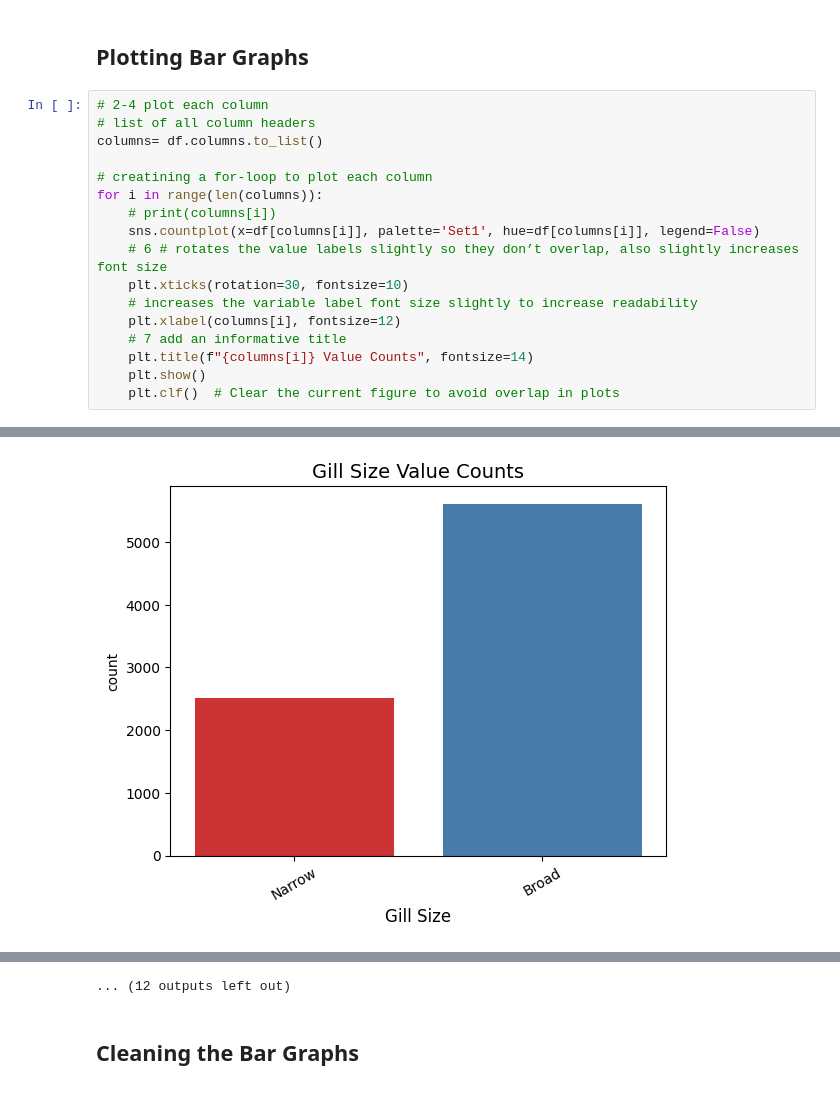
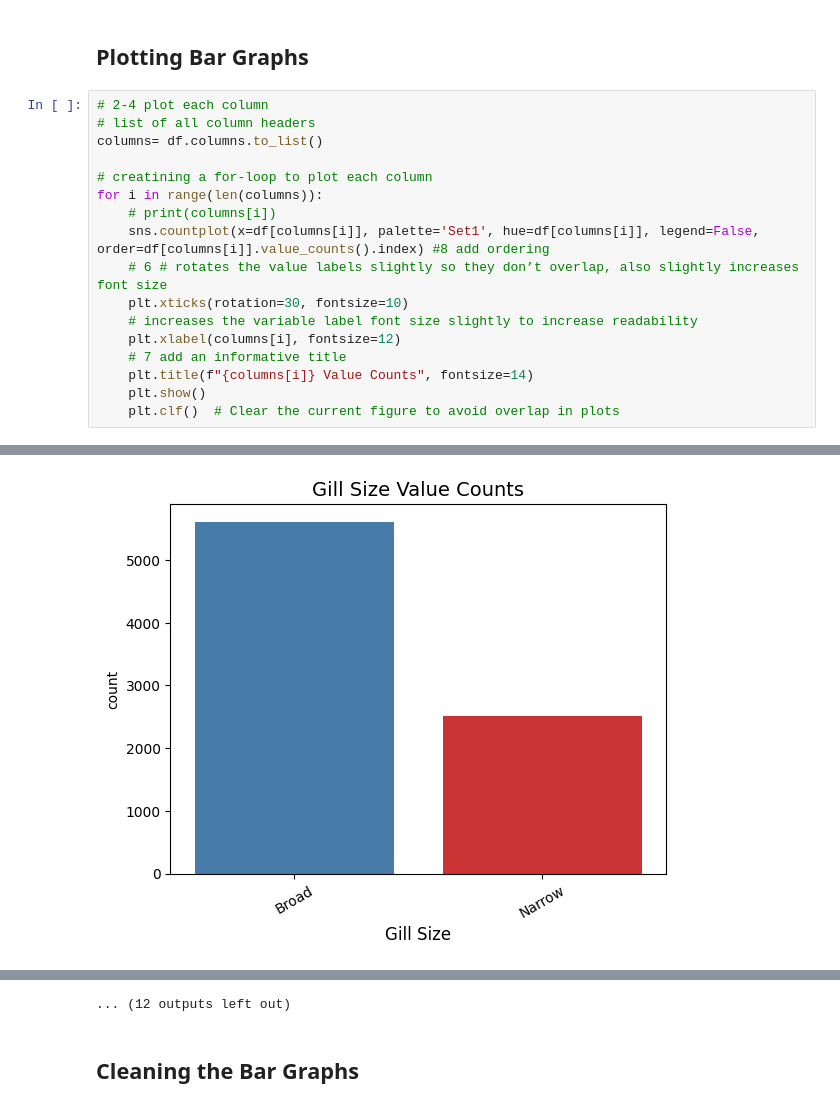
Before and after one commit to 7086600/exploring_mushrooms, a Jupyter notebook: exploring_mushrooms.ipynb, the cells around one changed output, grey strips where cells are left out. Saved outputs shown, nothing was run; the diff lists cells and outputs as text.

Commit message:
Ordering the Bars for Analysis

```diff
--- a/exploring_mushrooms.ipynb
+++ b/exploring_mushrooms.ipynb
@@ -36,7 +36,7 @@ columns= df.columns.to_list()
 # creatining a for-loop to plot each column
 for i in range(len(columns)):
     # print(columns[i])
-    sns.countplot(x=df[columns[i]], palette='Set1', hue=df[columns[i]], legend=False)
+    sns.countplot(x=df[columns[i]], palette='Set1', hue=df[columns[i]], legend=False, order=df[columns[i]].value_counts().index) #8 add ordering
     # 6 # rotates the value labels slightly so they don’t overlap, also slightly increases font size
     plt.xticks(rotation=30, fontsize=10)
     # increases the variable label font size slightly to increase readability
@@ -55,3 +55,3 @@ for i in range(len(columns)):
 [figure]
 [figure]
-[figure, old version]
+[figure, new version]
```
Also changed, not shown: parts of 1 cell of this notebook.
